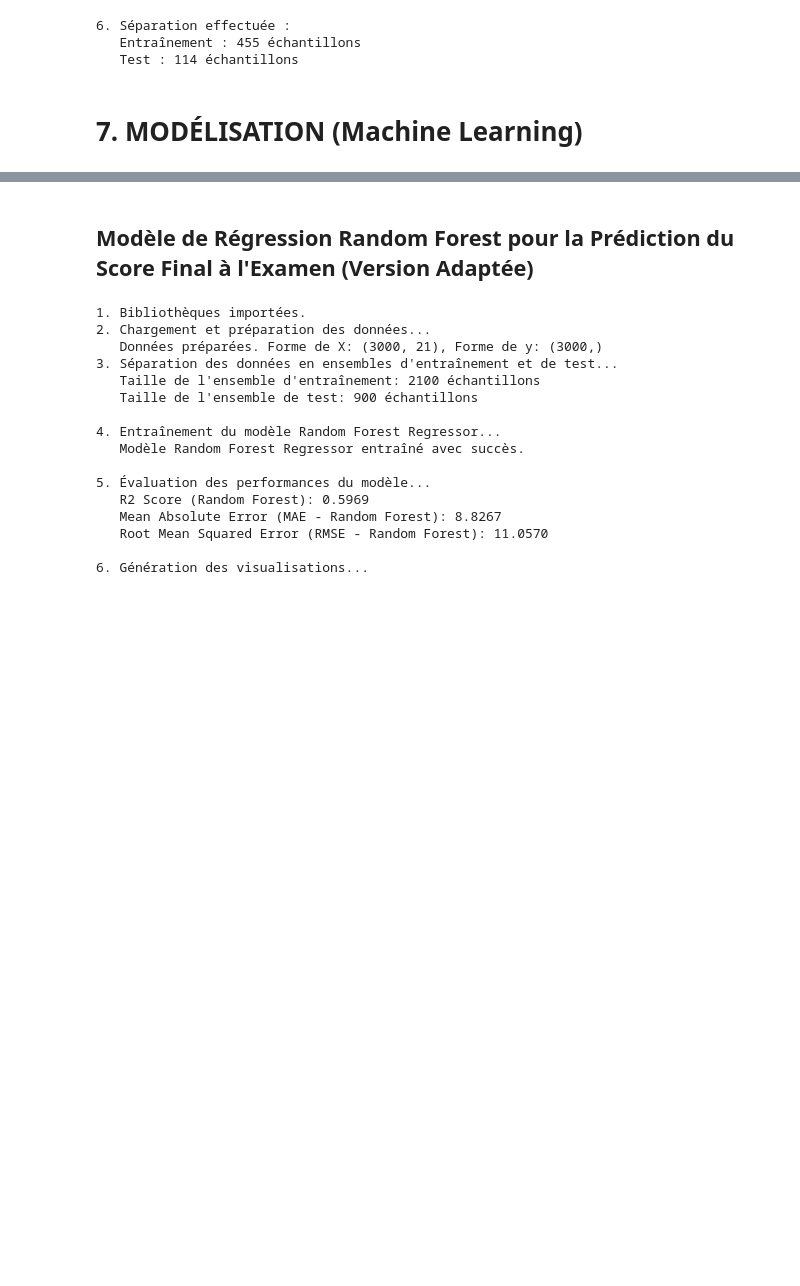
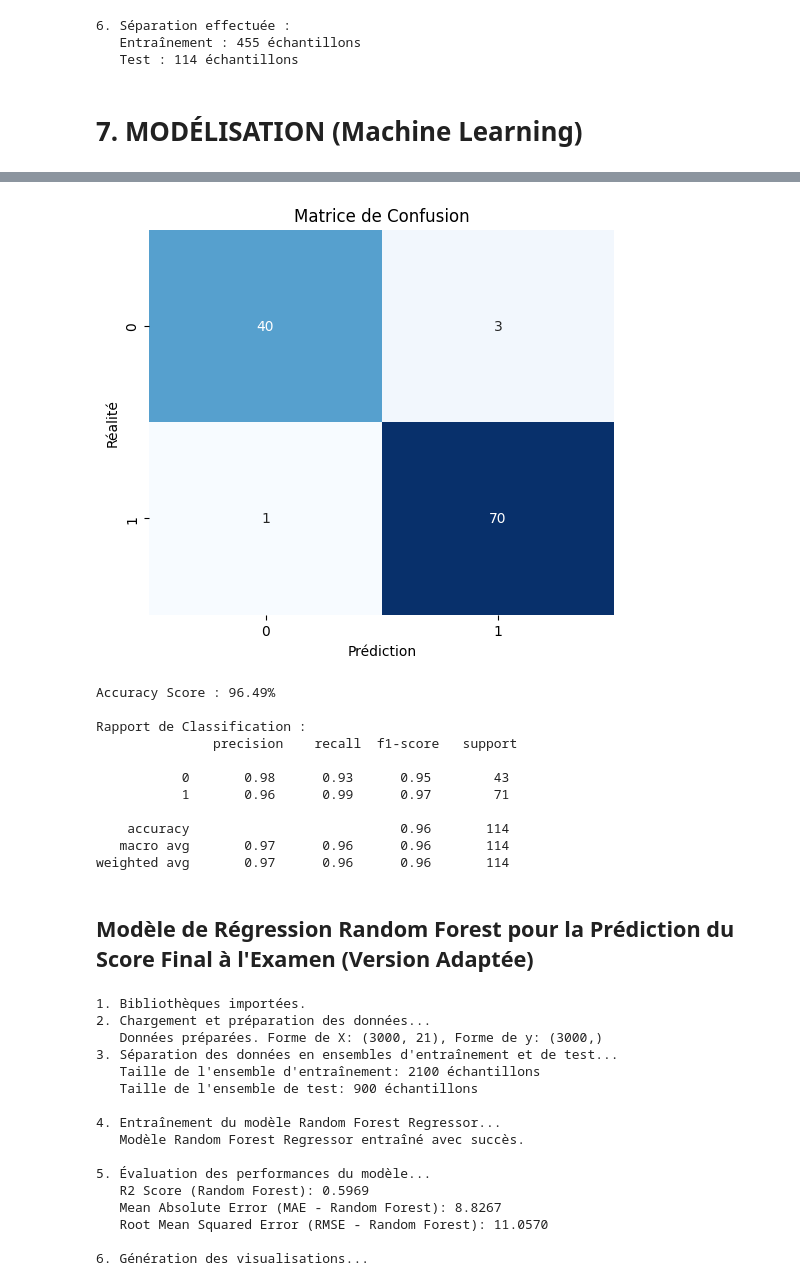
Before and after one commit to 984IKRAM/24010307-EL-BOUKHARI-IKRAM-CAC-2-, a Jupyter notebook: Python_Learning_&_Exam_Performance_Dataset.ipynb, the cells around one changed output, grey strips where cells are left out. Drawn from its saved outputs; the diff is of its cells as text; code cells hidden in the pictures; blank space fills up the shorter version.

```diff
--- a/Python_Learning_&_Exam_Performance_Dataset.ipynb
+++ b/Python_Learning_&_Exam_Performance_Dataset.ipynb
@@ -201,3 +165,69 @@ weighted avg       0.96      0.96      0.96       114
+# %%
+# Ensure all necessary imports and data are available
+import numpy as np
+import pandas as pd
+import matplotlib.pyplot as plt
+import seaborn as sns
+from sklearn.datasets import load_breast_cancer
+from sklearn.model_selection import train_test_split
+from sklearn.impute import SimpleImputer
+from sklearn.ensemble import RandomForestClassifier # Ensure this is imported
+from sklearn.metrics import accuracy_score, classification_report, confusion_matrix # Ensure this is imported
+
+# Load Breast Cancer dataset (as implied by the original notebook structure sections 2-6)
+data = load_breast_cancer()
+df = pd.DataFrame(data.data, columns=data.feature_names)
+df['target'] = data.target
+
+# Simulate missing values (as per original notebook structure, cell oQTeHG3ppESv)
+np.random.seed(42)
+features_columns = df.columns[:-1]
+df_dirty = df.copy()
+for col in features_columns:
+    df_dirty.loc[df_dirty.sample(frac=0.05).index, col] = np.nan
+
+# Clean and prepare data (as per original notebook structure, cell OnEDT6RQpO-x)
+X = df_dirty.drop('target', axis=1)
+y = df_dirty['target']
+imputer = SimpleImputer(strategy='mean')
+X_imputed = imputer.fit_transform(X)
+X_clean = pd.DataFrame(X_imputed, columns=X.columns)
+
+# Split data (as per original notebook structure, cell DHbOwLTwpvSg)
+X_train, X_test, y_train, y_test = train_test_split(X_clean, y, test_size=0.2, random_state=42)
+
+# Train a RandomForestClassifier (missing step in original flow before confusion matrix)
+model = RandomForestClassifier(random_state=42)
+model.fit(X_train, y_train)
+
+# Make predictions (missing step in original flow before confusion matrix)
+y_pred = model.predict(X_test)
+
+# Now, generate and plot the confusion matrix
+cm = confusion_matrix(y_test, y_pred)
+plt.figure(figsize=(6, 5))
+sns.heatmap(cm, annot=True, fmt='d', cmap='Blues', cbar=False)
+plt.xlabel('Prédiction')
+plt.ylabel('Réalité')
+plt.title('Matrice de Confusion')
+plt.show()
+
+# Optional: Add classification report and accuracy for completeness
+print("Accuracy Score : {:.2f}%".format(accuracy_score(y_test, y_pred)*100))
+print("\nRapport de Classification :\n", classification_report(y_test, y_pred))
+# %% [output]
+[figure, added]
+Accuracy Score : 96.49%
+
+Rapport de Classification :
+               precision    recall  f1-score   support
+
+           0       0.98      0.93      0.95        43
+           1       0.96      0.99      0.97        71
+
+    accuracy                           0.96       114
+   macro avg       0.97      0.96      0.96       114
+weighted avg       0.97      0.96      0.96       114
 # %% [markdown]
 ## Modèle de Régression Random Forest pour la Prédiction du Score Final à l'Examen (Version Adaptée)
 # %%
```
Also changed, not shown: parts of 3 cells of this notebook.
